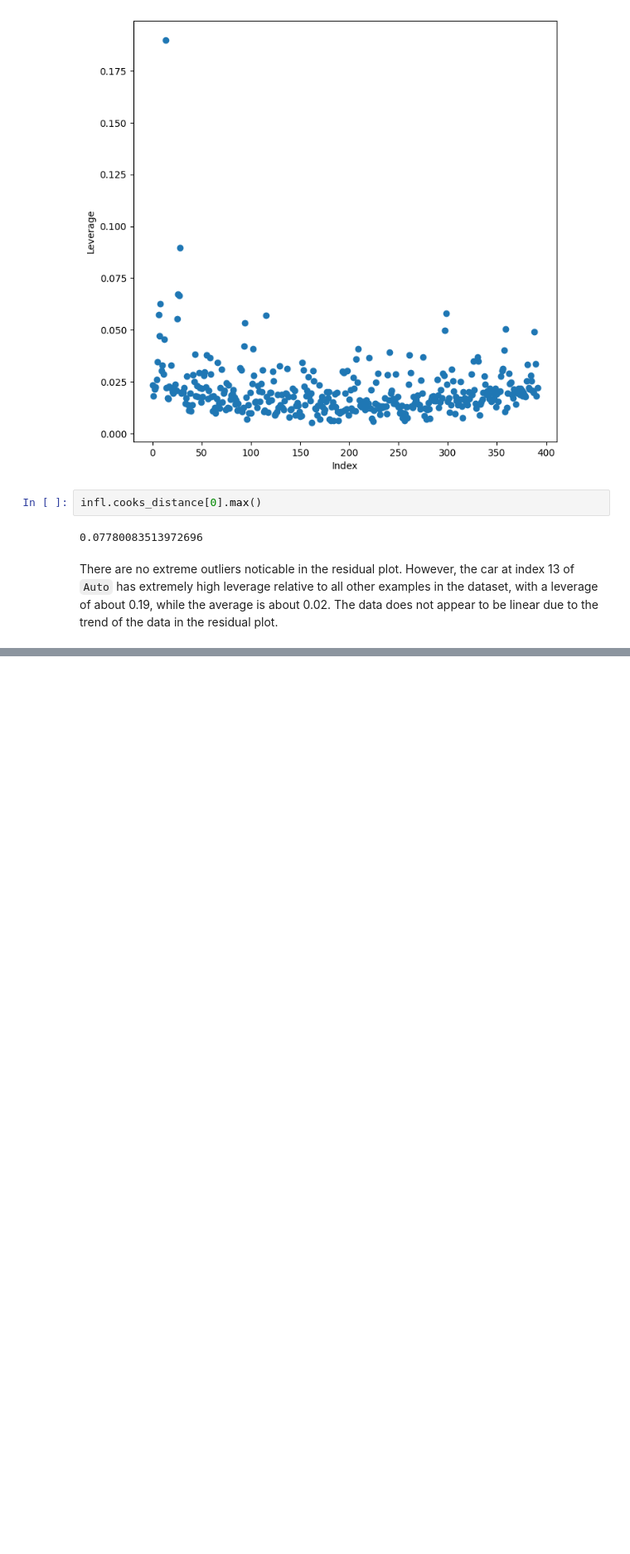
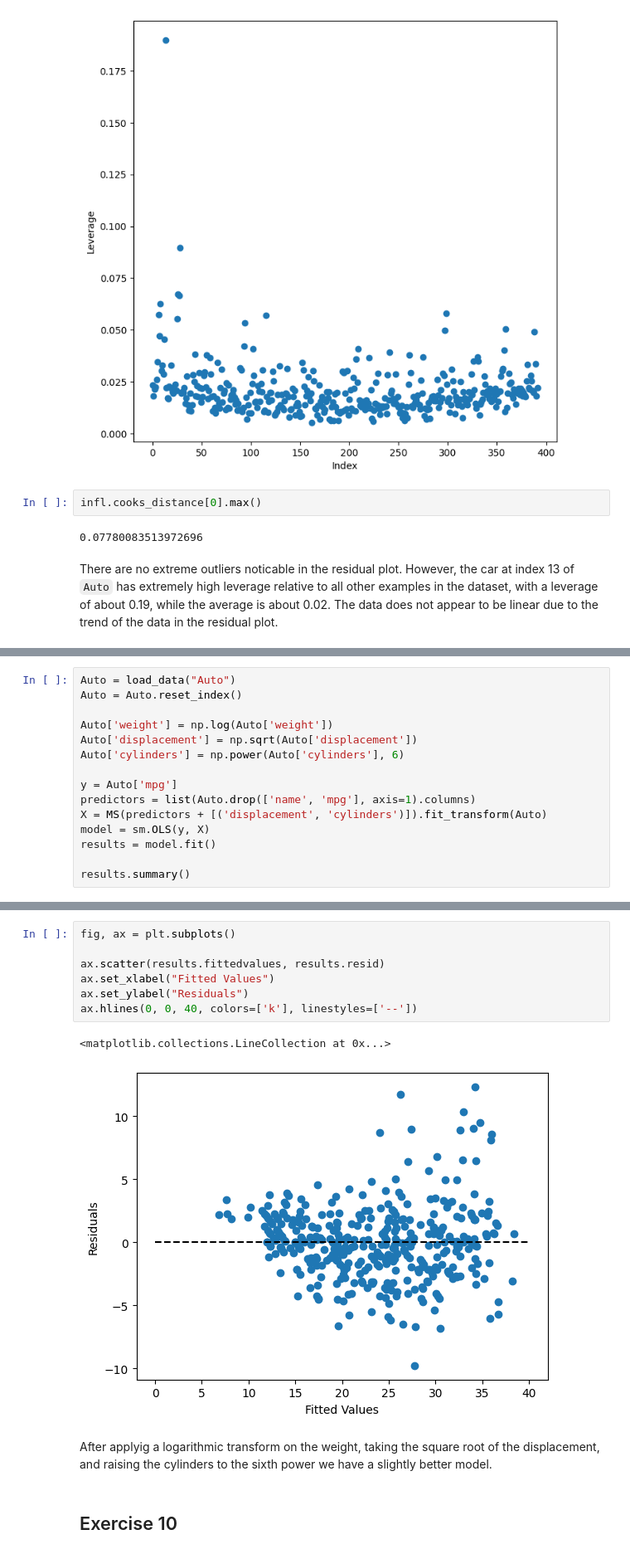
Before and after one commit to Squirrelcoding/ISLP, a Jupyter notebook: Lab_2.ipynb, the cells around one changed output, grey strips where cells are left out. Shown at 83% size. Cells and saved outputs as stored; diff of their text form; blank space fills up the shorter version.

Commit message:
almost done with exercises

```diff
--- a/Lab_2.ipynb
+++ b/Lab_2.ipynb
@@ -579,0 +724,15 @@ There are no extreme outliers noticable in the residual plot. However, the car a
+# %%
+Auto = load_data("Auto")
+Auto = Auto.reset_index()
+
+Auto['weight'] = np.log(Auto['weight'])
+Auto['displacement'] = np.sqrt(Auto['displacement'])
+Auto['cylinders'] = np.power(Auto['cylinders'], 6)
+
+y = Auto['mpg']
+predictors = list(Auto.drop(['name', 'mpg'], axis=1).columns)
+X = MS(predictors + [('displacement', 'cylinders')]).fit_transform(Auto)
+model = sm.OLS(y, X)
+results = model.fit()
+
+results.summary()
@@ -579,0 +768,14 @@ There are no extreme outliers noticable in the residual plot. However, the car a
+# %%
+fig, ax = plt.subplots()
+
+ax.scatter(results.fittedvalues, results.resid)
+ax.set_xlabel("Fitted Values")
+ax.set_ylabel("Residuals")
+ax.hlines(0, 0, 40, colors=['k'], linestyles=['--'])
+# %% [output]
+<matplotlib.collections.LineCollection at 0x...>
+[figure, added]
+# %% [markdown]
+After applyig a logarithmic transform on the weight, taking the square root of the displacement, and raising the cylinders to the sixth power we have a slightly better model.
+# %% [markdown]
+## Exercise 10
```
Also changed, not shown: parts of 36 cells of this notebook.
